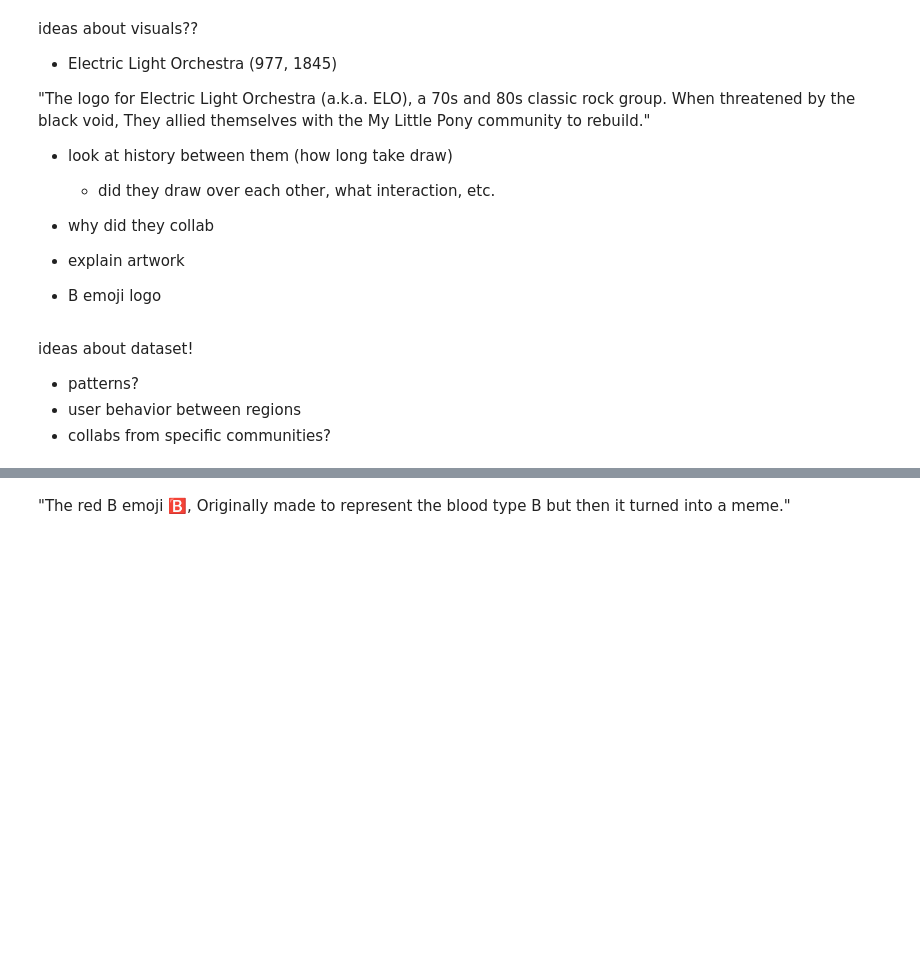
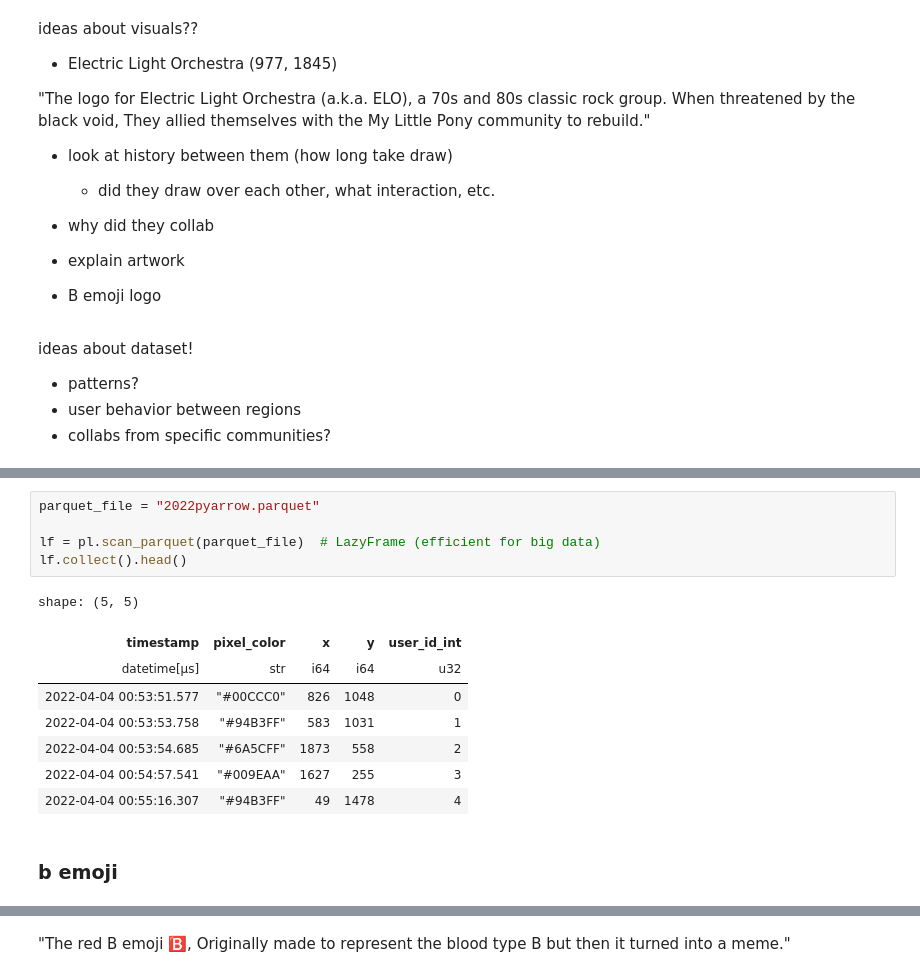
Before and after one commit to bchan42/csc369-analysis, a Jupyter notebook: week5/week_5.ipynb, the cells around one changed output, grey strips where cells are left out. Cells and saved outputs as stored; diff of their text form; blank space fills up the shorter version.

```diff
--- a/week5/week_5.ipynb
+++ b/week5/week_5.ipynb
@@ -22 +31,17 @@ import matplotlib.pyplot as plt
+# %%
+parquet_file = "2022pyarrow.parquet"
+
+lf = pl.scan_parquet(parquet_file)  # LazyFrame (efficient for big data)
+lf.collect().head()
+# %% [output]
+shape: (5, 5)
+| timestamp | pixel_color | x | y | user_id_int |
+| datetime[μs] | str | i64 | i64 | u32 |
+| 2022-04-04 00:53:51.577 | "#00CCC0" | 826 | 1048 | 0 |
+| 2022-04-04 00:53:53.758 | "#94B3FF" | 583 | 1031 | 1 |
+| 2022-04-04 00:53:54.685 | "#6A5CFF" | 1873 | 558 | 2 |
+| 2022-04-04 00:54:57.541 | "#009EAA" | 1627 | 255 | 3 |
+| 2022-04-04 00:55:16.307 | "#94B3FF" | 49 | 1478 | 4 |
+# %% [markdown]
+### b emoji
 # %%
```
Also changed, not shown: parts of 13 cells of this notebook, 1 other file.
